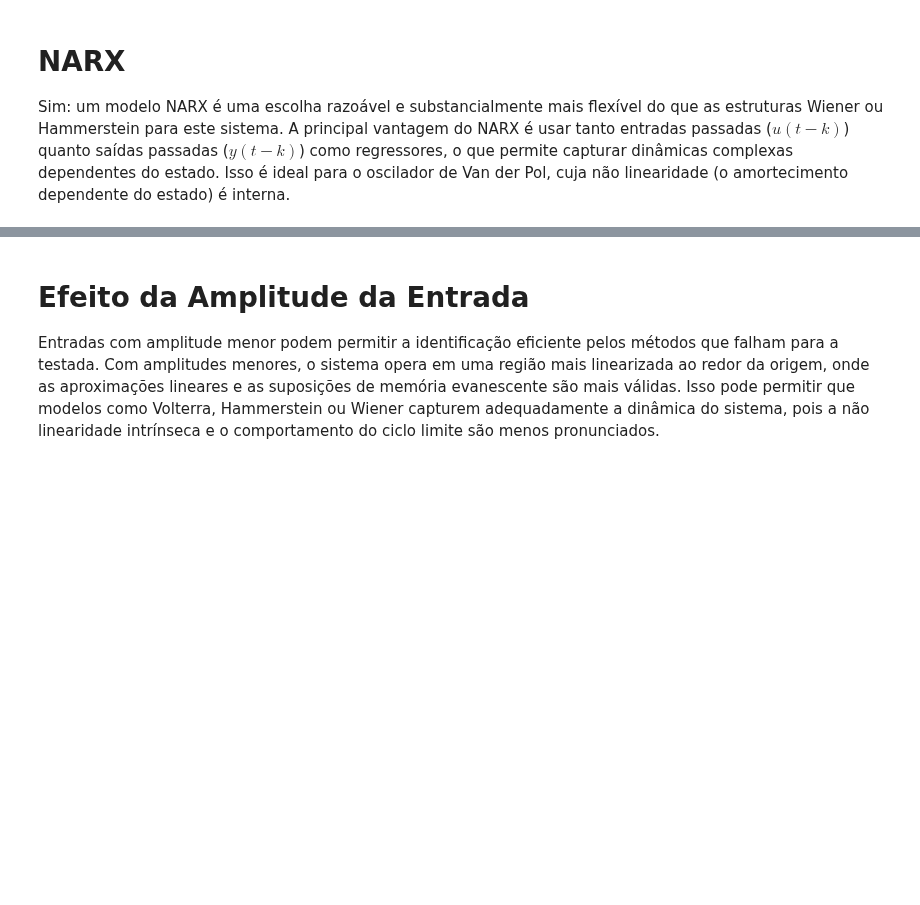
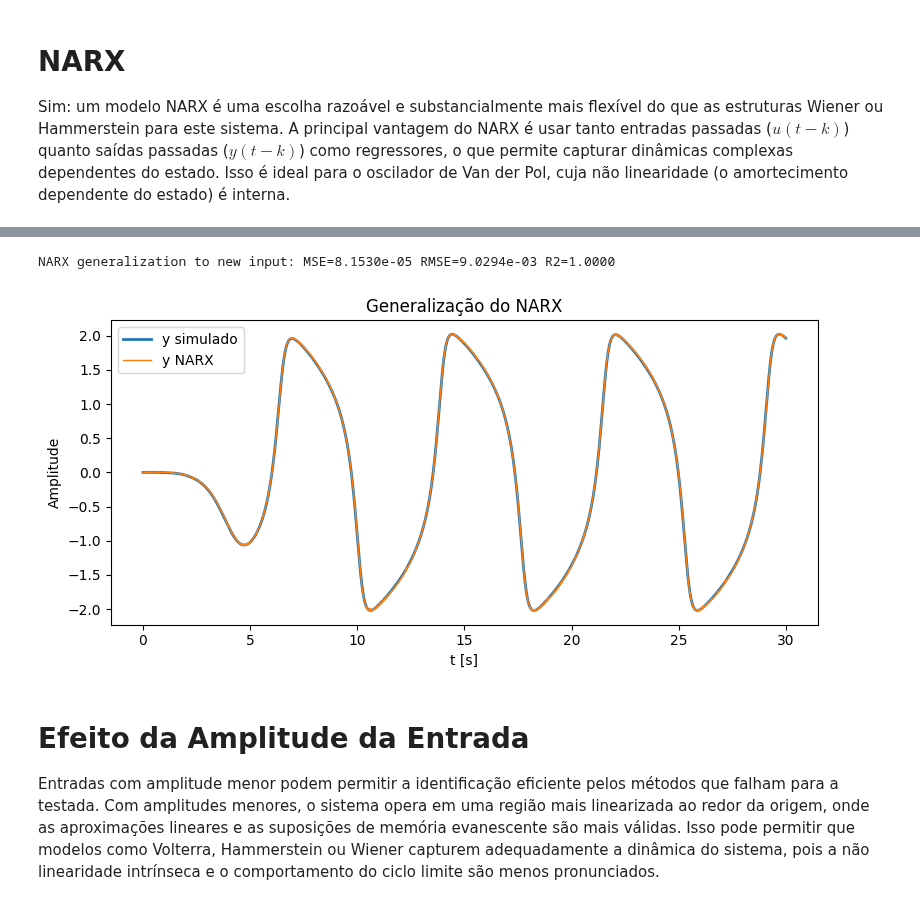
Before and after one commit to eduardo-ufmg/identificacao_de_sistemas_e_estimacao_de_parametros, a Jupyter notebook: 10_nao_linear/vanderpol/vanderpol.ipynb, the cells around one changed output, grey strips where cells are left out. Cells and saved outputs as stored; diff of their text form; code cells hidden in the pictures; blank space fills up the shorter version.

```diff
--- a/10_nao_linear/vanderpol/vanderpol.ipynb
+++ b/10_nao_linear/vanderpol/vanderpol.ipynb
@@ -540,3 +540,55 @@ MSE=1.2548e-04 RMSE=1.1202e-02 R2=0.9999
+# %%
+# Run a new simulation with a new random input realization
+out_new = simulate_vdp(
+    amplitude=1.0,
+    duration=60.0,
+    dt=0.001,
+    fmin=0.2,
+    fmax=60.0,
+    n_components=100,
+    seed=1,  # different seed for a new realization
+)
+
+u_new = out_new["u"]
+y_new = out_new["y"]
+t_new = out_new["t"]
+
+# Build NARX dataset for the new input/output (use same na, nb, nk as before)
+narx_na = 4
+narx_nb = 4
+narx_nk = 1
+narx_offset = max(narx_na, narx_nb + narx_nk - 1)
+
+X_new, Y_new = build_narx_dataset(u_new, y_new, na=narx_na, nb=narx_nb, nk=narx_nk)
+y_hat_narx_new = np.zeros_like(y_new)
+y_pred_narx_new = narx_model.predict(X_new)
+y_hat_narx_new[narx_offset:] = y_pred_narx_new
+
+# Metrics
+y_target_narx_new = y_new[narx_offset:]
+mse_new = float(np.mean((y_target_narx_new - y_pred_narx_new) ** 2))
+rmse_new = float(np.sqrt(mse_new))
+var_y_new = float(np.var(y_target_narx_new))
+r2_new = 1.0 - mse_new / var_y_new if var_y_new > 0 else float("nan")
+
+print(f"NARX generalization to new input: MSE={mse_new:.4e} RMSE={rmse_new:.4e} R2={r2_new:.4f}")
+
+# Plot comparison
+start = narx_offset
+end = min(start + 30000, len(y_new))
+plt.figure(figsize=(8, 4))
+plt.plot(t_new[start:end], y_new[start:end], label="y simulado", lw=2)
+plt.plot(t_new[start:end], y_hat_narx_new[start:end], label="y NARX", lw=1)
+plt.xlabel("t [s]")
+plt.ylabel("Amplitude")
+plt.title("Generalização do NARX")
+plt.legend()
+plt.tight_layout()
+plt.savefig("aproximacao_narx_teste.png")
+plt.show()
+# %% [output]
+NARX generalization to new input: MSE=8.1530e-05 RMSE=9.0294e-03 R2=1.0000
+[figure, added]
 # %% [markdown]
 # Efeito da Amplitude da Entrada
 
```
Also changed, not shown: parts of 1 cell of this notebook, 23 other files.
